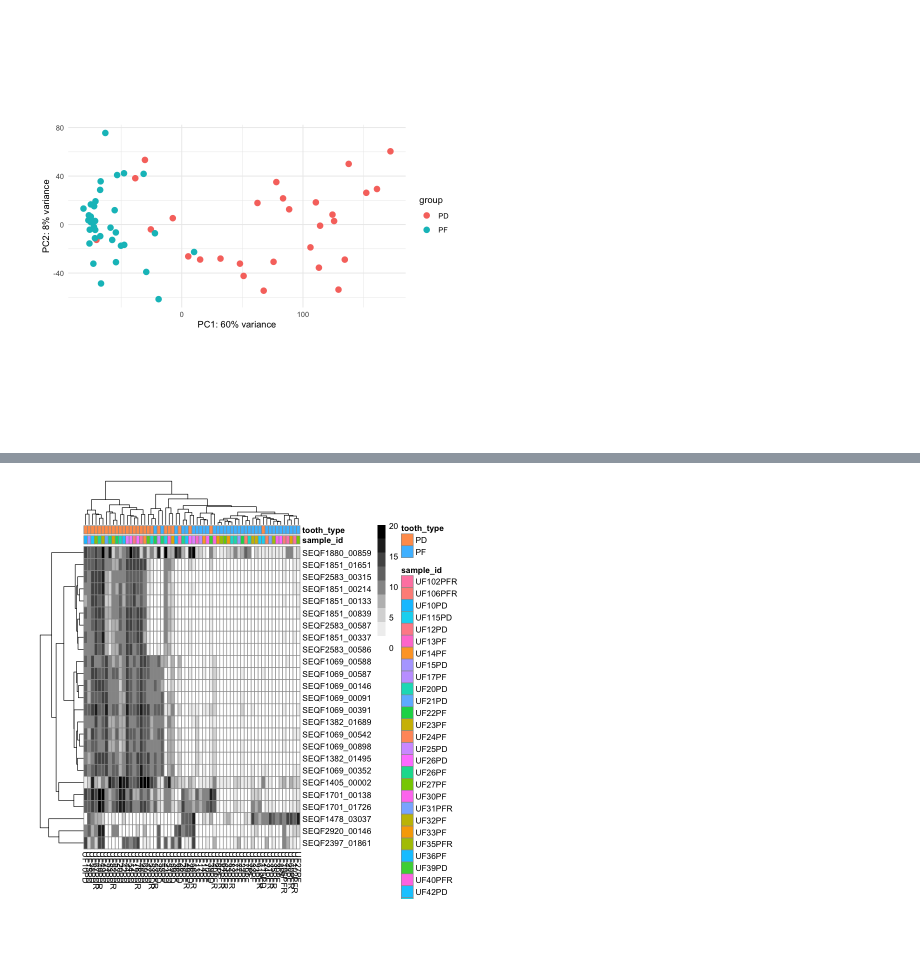
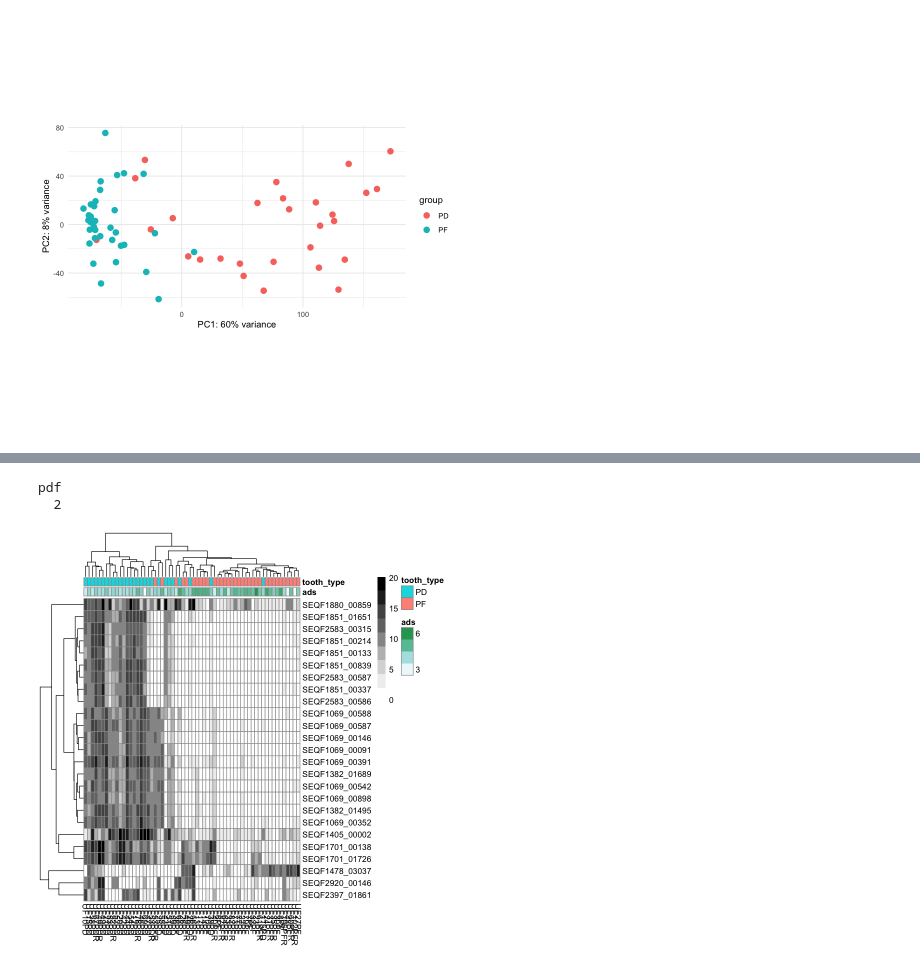
Before and after one commit to aemann01/ads_plaque, a Jupyter notebook: 03-diff_abundance/differential_abundance_PDvPF.ipynb, the cells around one changed output, grey strips where cells are left out. Saved outputs shown, nothing was run; the diff lists cells and outputs as text; code cells hidden in the pictures; blank space fills up the shorter version.

```diff
--- a/03-diff_abundance/differential_abundance_PDvPF.ipynb
+++ b/03-diff_abundance/differential_abundance_PDvPF.ipynb
@@ -53,7 +51,10 @@ colnames(genecounts) <- gsub(x = names(genecounts), pattern = "X", replacement =
 metadata <- metadata[metadata$tooth_type != "PE",]
 # only keep columns found in metadata
 genecounts <- genecounts[, colnames(genecounts) %in% row.names(metadata)]
-# dim(genecounts)
+# reorder by metadata rownames
+metadata <- metadata[order(colnames(genecounts)),]
+colnames(genecounts)
+rownames(metadata)
 # create deseq object
 star_results <- DESeqDataSetFromMatrix(countData = genecounts, colData = metadata, design = ~tooth_type)
 # filter out any genes with fewer than 10 reads total
@@ -177,8 +215,10 @@ pdf
   2
 [figure]
 # %%
-# will have to change sample_id to something more meaningful in final run
-df <- as.data.frame(colData(vld)[,c("sample_id","tooth_type")])
+df <- as.data.frame(colData(vld)[,c("ads_nmol_min_mg_of_protein","tooth_type")])
+df$ads_nmol_min_mg_of_protein <- log2(as.numeric(df$ads_nmol_min_mg_of_protein))
+colnames(df) <- c("ads", "tooth_type")
+
 save_pheatmap_pdf <- function(x, filename, width=7, height=7) {
    stopifnot(!missing(x))
    stopifnot(!missing(filename))
@@ -196 +236,3 @@ pdf
+pdf
+  2
-[figure, old version]
+[figure, new version]
```
Also changed, not shown: parts of 7 cells of this notebook, 3 other files.
